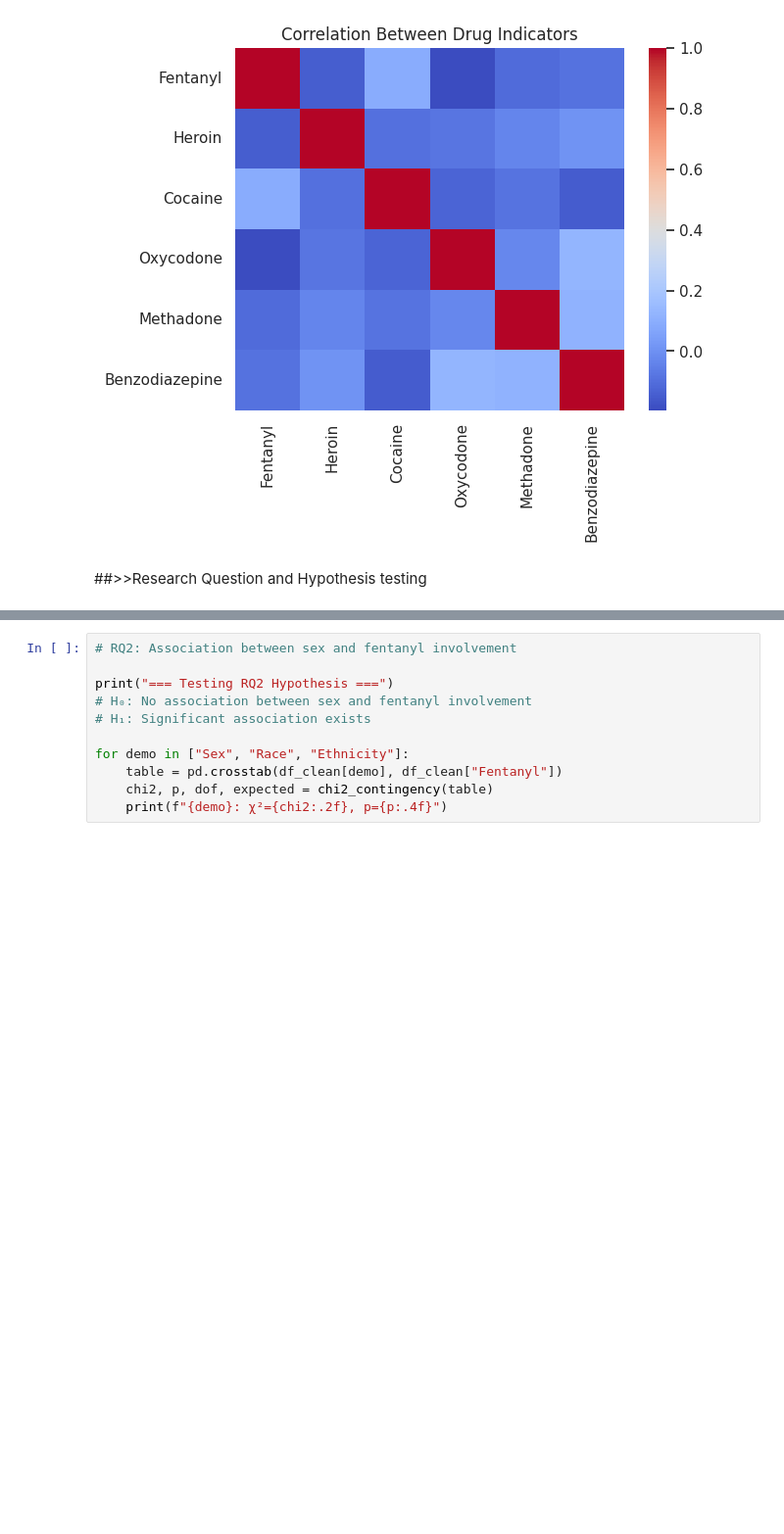
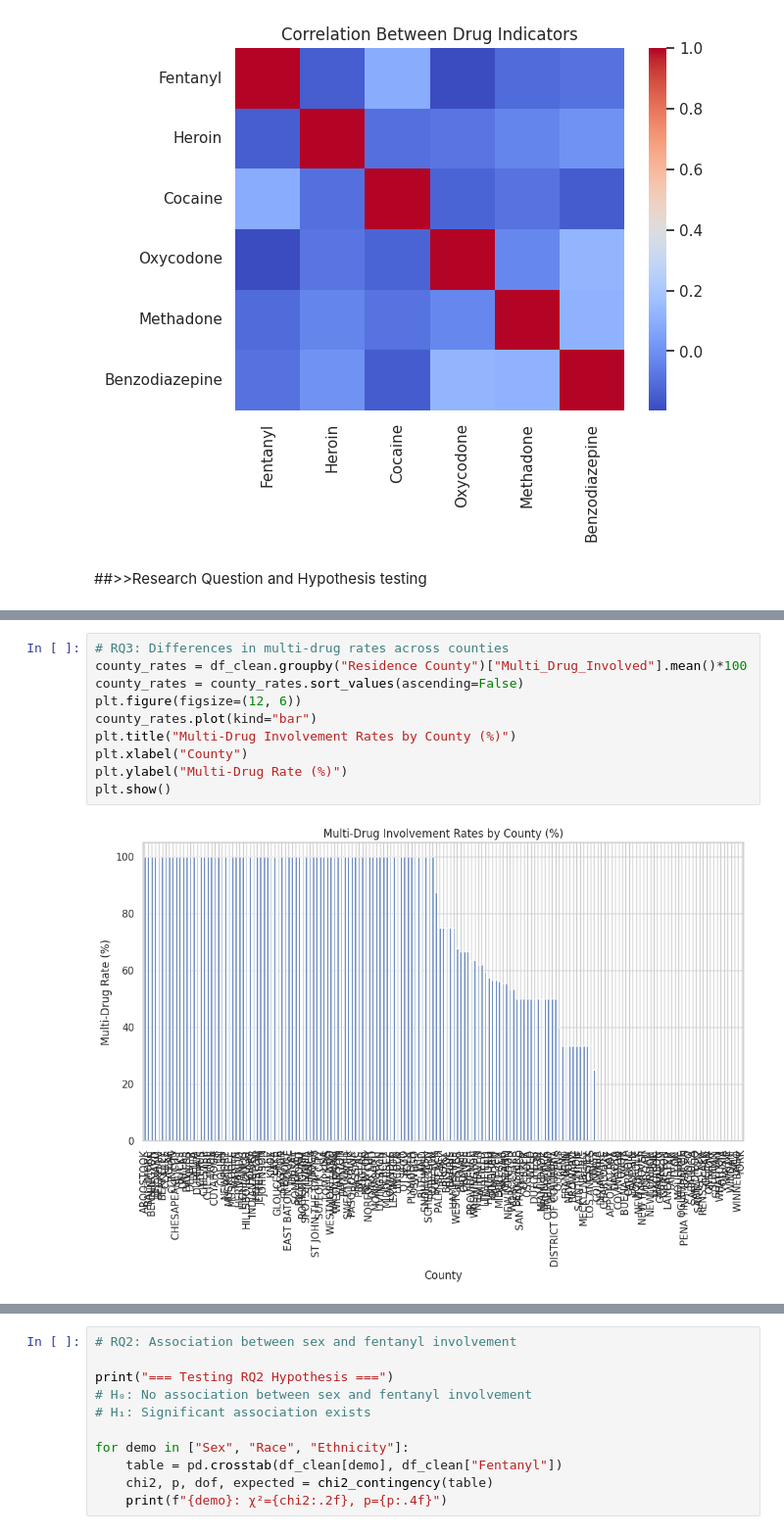
Before and after one commit to KrisDA-1/NU_Pandas, a Jupyter notebook: BD_Drug_related_deaths.ipynb, the cells around one changed output, grey strips where cells are left out. Shown at 98% size. Saved outputs shown, nothing was run; the diff lists cells and outputs as text; blank space fills up the shorter version.

```diff
--- a/BD_Drug_related_deaths.ipynb
+++ b/BD_Drug_related_deaths.ipynb
@@ -301,0 +324,12 @@ plt.show()
+# %%
+# RQ3: Differences in multi-drug rates across counties
+county_rates = df_clean.groupby("Residence County")["Multi_Drug_Involved"].mean()*100
+county_rates = county_rates.sort_values(ascending=False)
+plt.figure(figsize=(12, 6))
+county_rates.plot(kind="bar")
+plt.title("Multi-Drug Involvement Rates by County (%)")
+plt.xlabel("County")
+plt.ylabel("Multi-Drug Rate (%)")
+plt.show()
+# %% [output]
+[figure, added]
```
Also changed, not shown: parts of 6 cells of this notebook.
